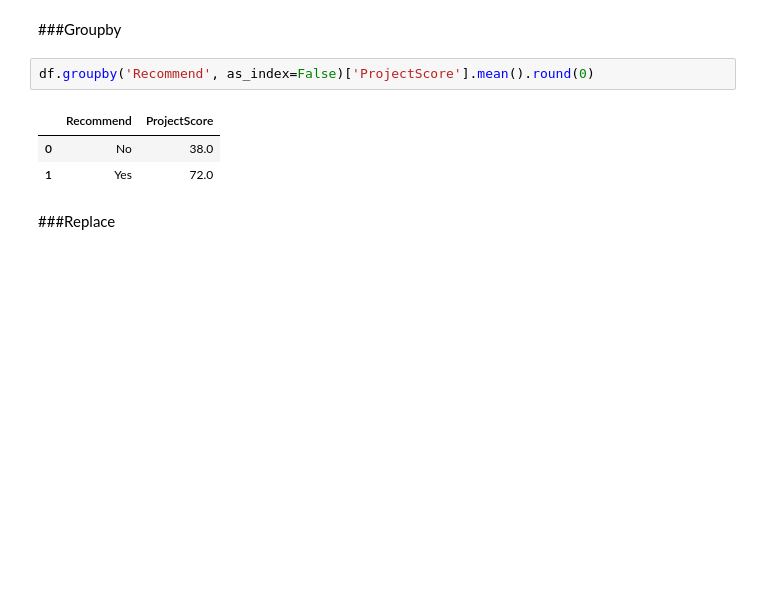
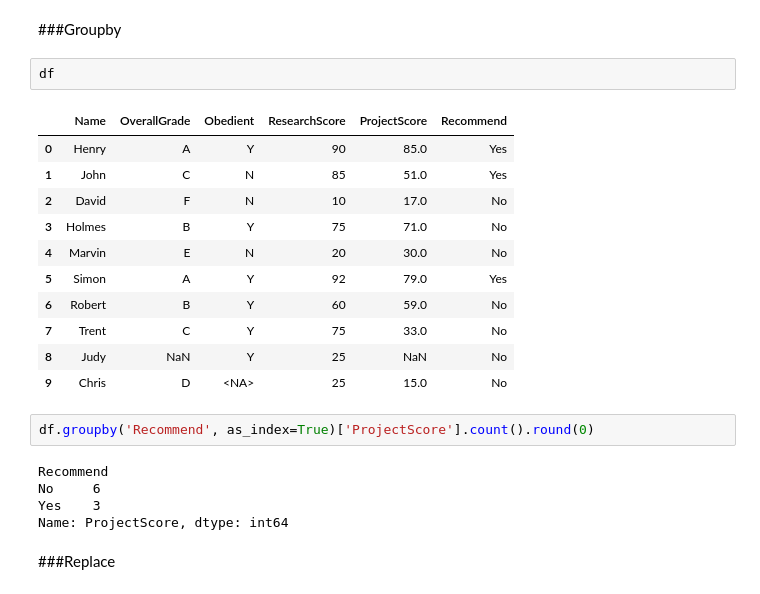
Before and after one commit to arshad831/advancedpython, a Jupyter notebook: Data_Exploration_using_Pandas_Python_for_DS.ipynb, the cells around one changed output. Drawn from its saved outputs; the diff is of its cells as text; blank space fills up the shorter version.

```diff
--- a/Data_Exploration_using_Pandas_Python_for_DS.ipynb
+++ b/Data_Exploration_using_Pandas_Python_for_DS.ipynb
@@ -1097,12 +1159,27 @@ tab
 | All | 7 | 3 | 10 |
 # %% [markdown]
 ###Groupby
+# %%
+df
+# %% [output]
+|  | Name | OverallGrade | Obedient | ResearchScore | ProjectScore | Recommend |
+| 0 | Henry | A | Y | 90 | 85.0 | Yes |
+| 1 | John | C | N | 85 | 51.0 | Yes |
+| 2 | David | F | N | 10 | 17.0 | No |
+| 3 | Holmes | B | Y | 75 | 71.0 | No |
+| 4 | Marvin | E | N | 20 | 30.0 | No |
+| 5 | Simon | A | Y | 92 | 79.0 | Yes |
+| 6 | Robert | B | Y | 60 | 59.0 | No |
+| 7 | Trent | C | Y | 75 | 33.0 | No |
+| 8 | Judy | NaN | Y | 25 | NaN | No |
+| 9 | Chris | D | <NA> | 25 | 15.0 | No |
 # %%
-df.groupby('Recommend', as_index=False)['ProjectScore'].mean().round(0)
+df.groupby('Recommend', as_index=True)['ProjectScore'].count().round(0)
 # %% [output]
-|  | Recommend | ProjectScore |
-| 0 | No | 38.0 |
-| 1 | Yes | 72.0 |
+Recommend
+No     6
+Yes    3
+Name: ProjectScore, dtype: int64
 # %% [markdown]
 ###Replace
 # %%
```
Also changed, not shown: parts of 19 cells of this notebook.
